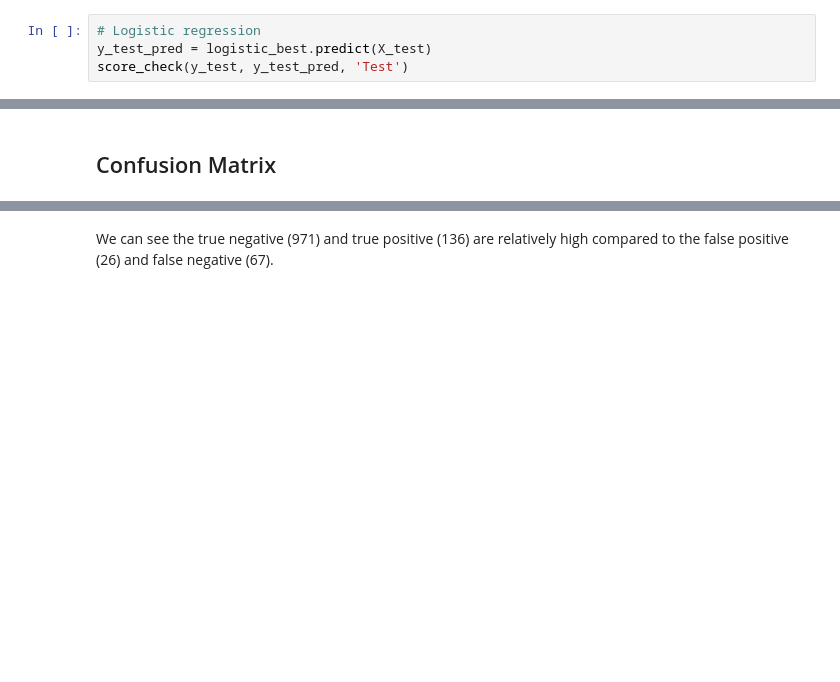
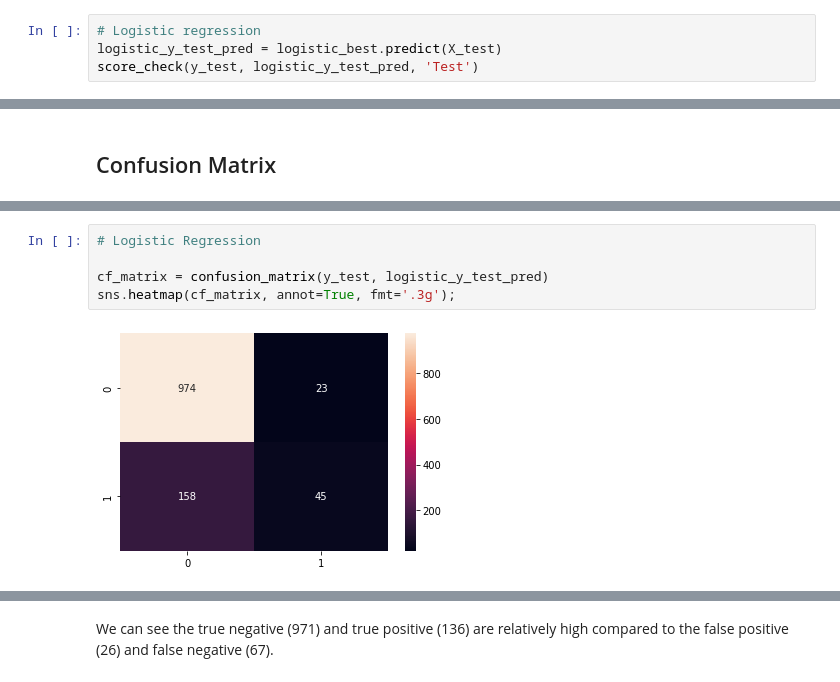
Before and after one commit to ckng0221/COVID-19_Lungs_Classification, a Jupyter notebook: Covid_Classification.ipynb, the cells around one changed output, grey strips where cells are left out. Saved outputs shown, nothing was run; the diff lists cells and outputs as text; blank space fills up the shorter version.

```diff
--- a/Covid_Classification.ipynb
+++ b/Covid_Classification.ipynb
@@ -570,8 +584,8 @@ Recall: 0.28078817733990147
 F1 Score: 0.43181818181818177
 # %%
 # Logistic regression
-y_test_pred = logistic_best.predict(X_test)
-score_check(y_test, y_test_pred, 'Test')
+logistic_y_test_pred = logistic_best.predict(X_test)
+score_check(y_test, logistic_y_test_pred, 'Test')
 # %% [output]
 ============= Test Set Score ==========
 Accuracy: 0.8491666666666666
@@ -596 +619,8 @@ Using the best model, SVM, we further explore it
+# %%
+# Logistic Regression
+
+cf_matrix = confusion_matrix(y_test, logistic_y_test_pred)
+sns.heatmap(cf_matrix, annot=True, fmt='.3g');
+# %% [output]
+[figure, added]
 # %%
```
Also changed, not shown: parts of 9 cells of this notebook, 3 other files.
